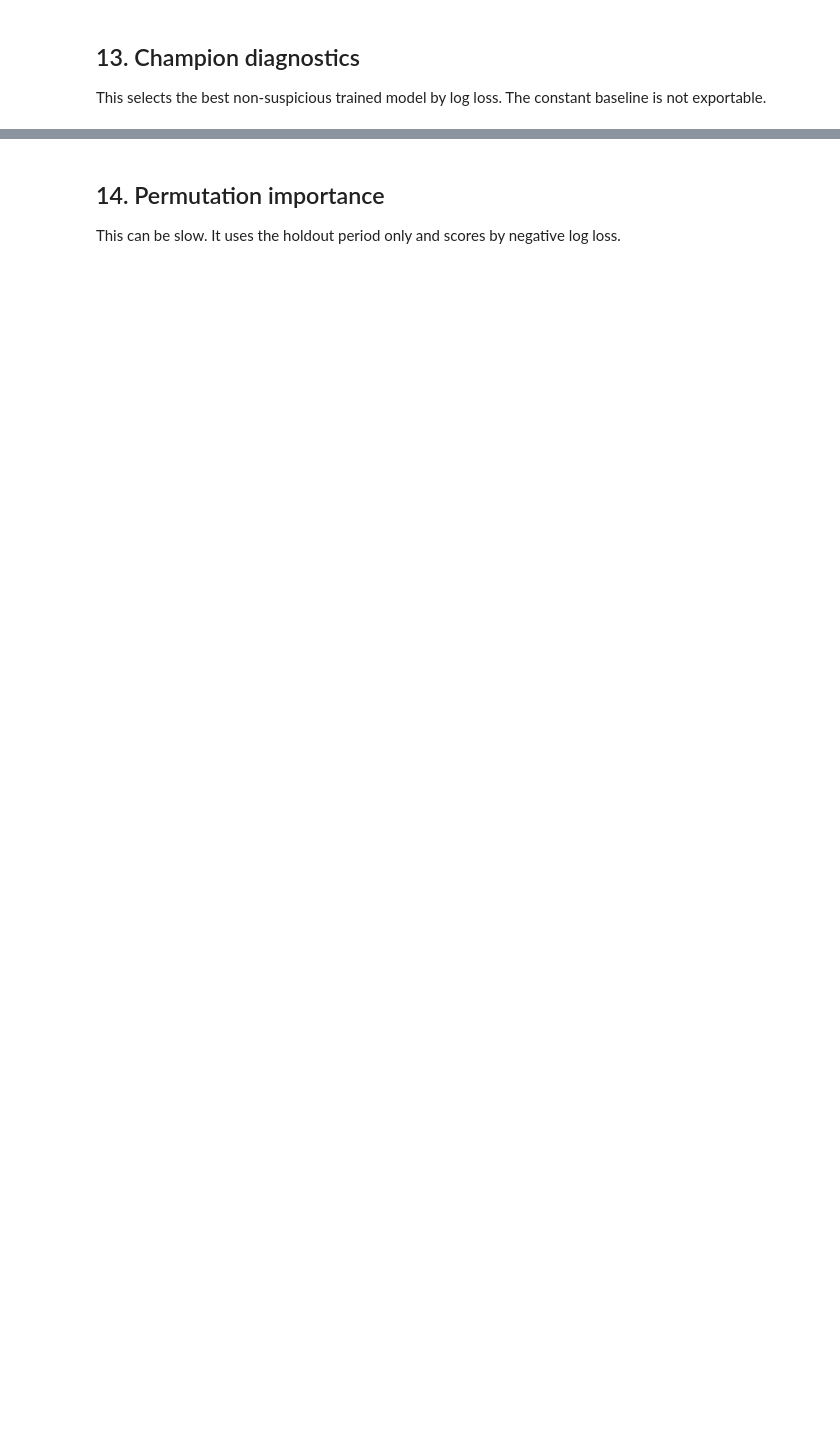
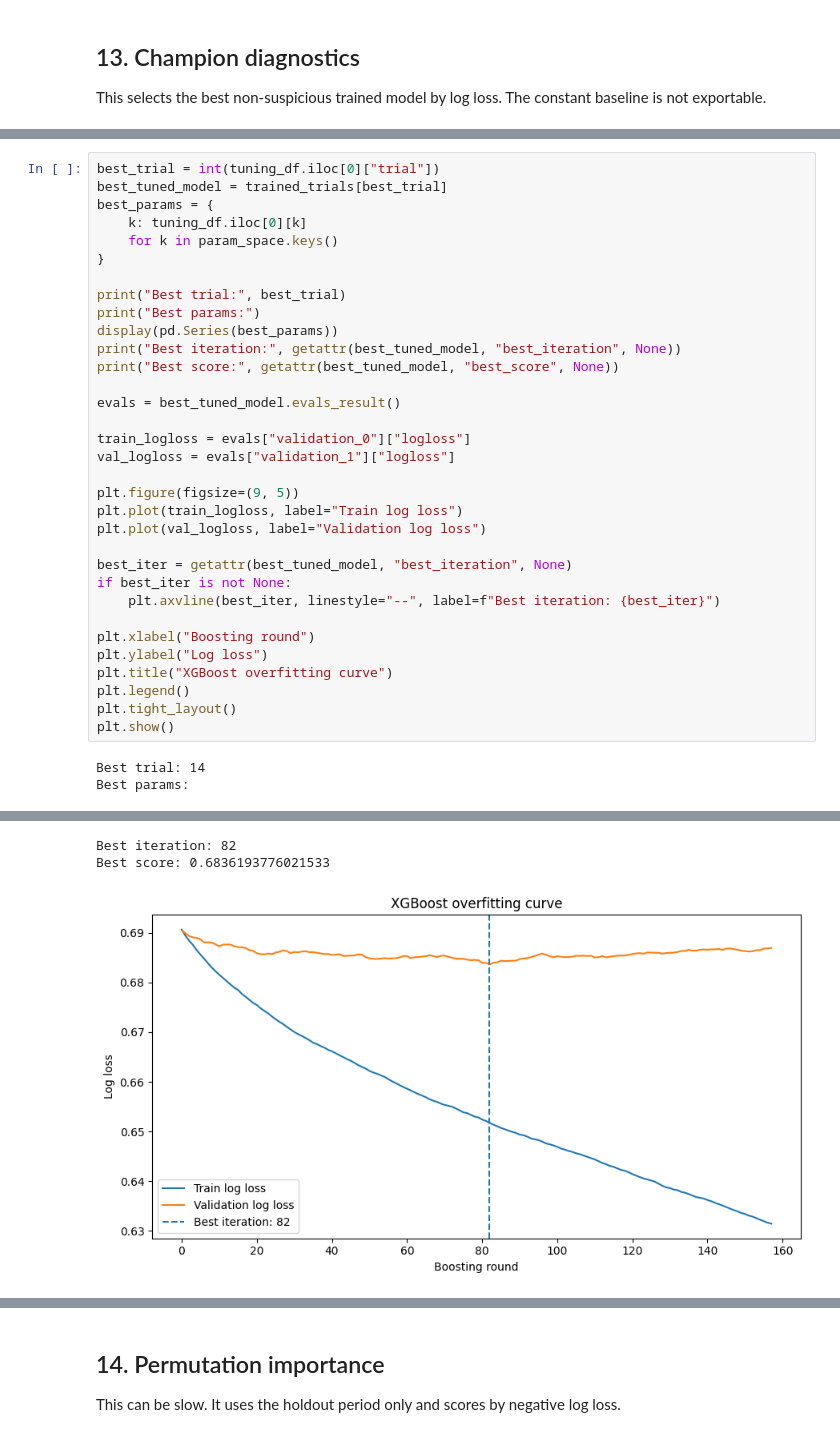
Before and after one commit to racurry1993/TetheredAI, a Jupyter notebook: MLB/mlb_betting_app/notebooks/09_mlb_leakage_safe_model_lab.ipynb, the cells around one changed output, grey strips where cells are left out. Drawn from its saved outputs; the diff is of its cells as text; blank space fills up the shorter version.

```diff
--- a/MLB/mlb_betting_app/notebooks/09_mlb_leakage_safe_model_lab.ipynb
+++ b/MLB/mlb_betting_app/notebooks/09_mlb_leakage_safe_model_lab.ipynb
@@ -760,0 +1514,36 @@ plt.show()
+# %%
+best_trial = int(tuning_df.iloc[0]["trial"])
+best_tuned_model = trained_trials[best_trial]
+best_params = {
+    k: tuning_df.iloc[0][k]
+    for k in param_space.keys()
+}
+
+print("Best trial:", best_trial)
+print("Best params:")
+display(pd.Series(best_params))
+print("Best iteration:", getattr(best_tuned_model, "best_iteration", None))
+print("Best score:", getattr(best_tuned_model, "best_score", None))
+
+evals = best_tuned_model.evals_result()
+
+train_logloss = evals["validation_0"]["logloss"]
+val_logloss = evals["validation_1"]["logloss"]
+
+plt.figure(figsize=(9, 5))
+plt.plot(train_logloss, label="Train log loss")
+plt.plot(val_logloss, label="Validation log loss")
+
+best_iter = getattr(best_tuned_model, "best_iteration", None)
+if best_iter is not None:
+    plt.axvline(best_iter, linestyle="--", label=f"Best iteration: {best_iter}")
+
+plt.xlabel("Boosting round")
+plt.ylabel("Log loss")
+plt.title("XGBoost overfitting curve")
+plt.legend()
+plt.tight_layout()
+plt.show()
+# %% [output]
+Best trial: 14
+Best params:
@@ -760,0 +1559,3 @@ plt.show()
+Best iteration: 82
+Best score: 0.6836193776021533
+[figure, added]
```
Also changed, not shown: parts of 26 cells of this notebook, 7 other files.
